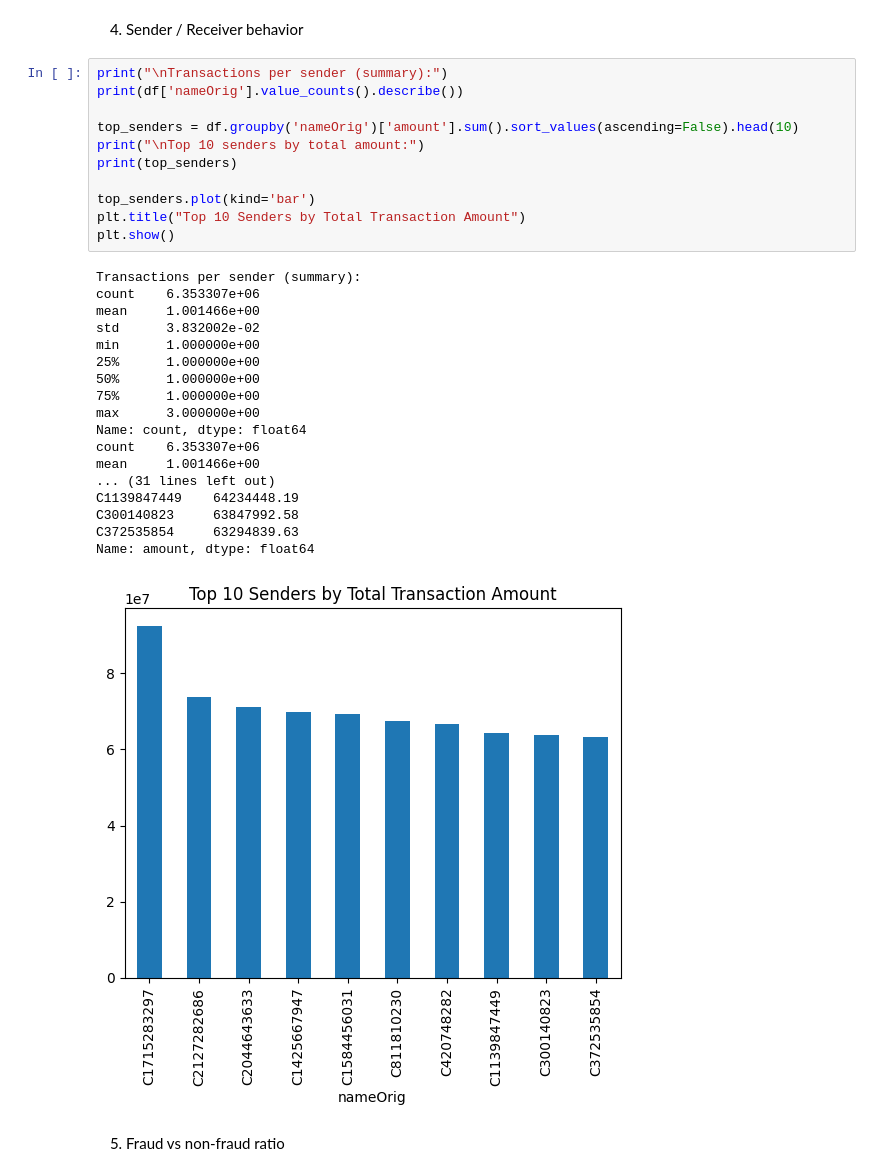
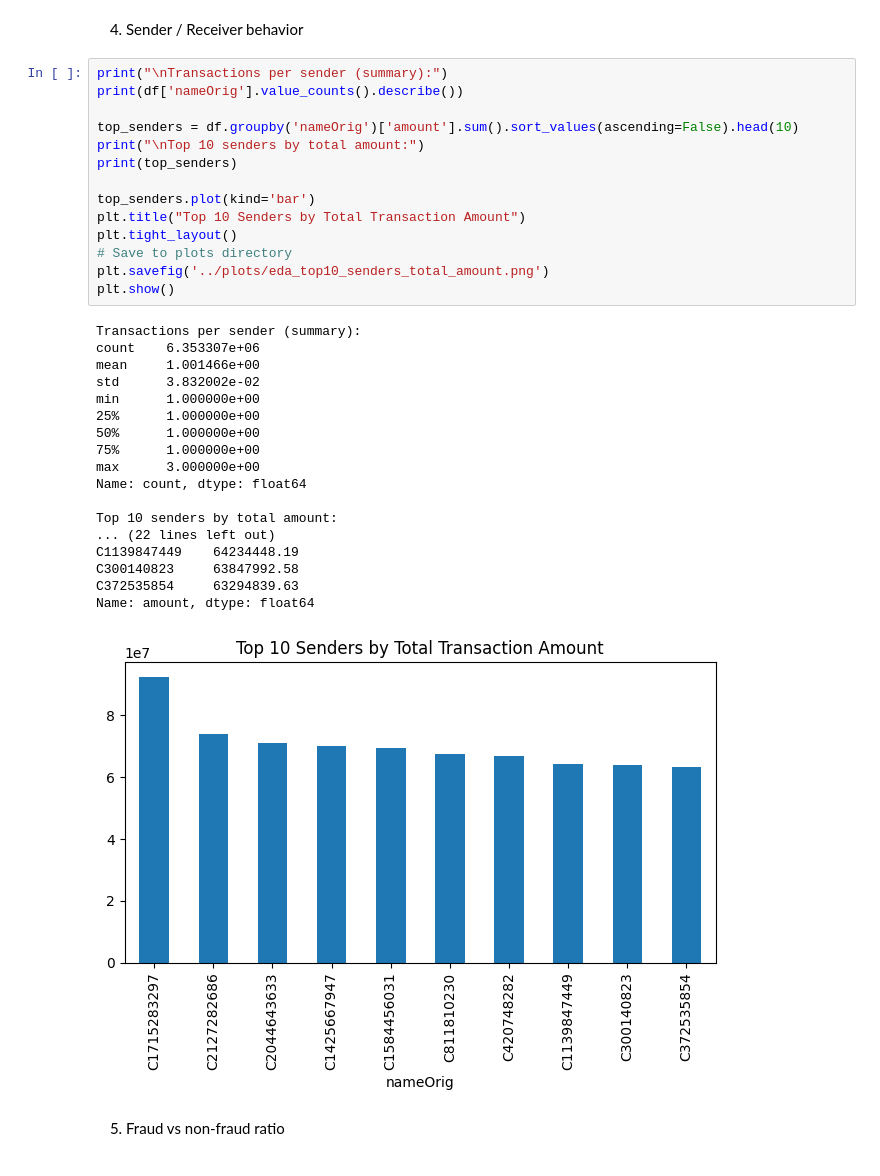
Before and after one commit to jl5045/DSA4263, a Jupyter notebook: notebooks/0_EDA.ipynb, the cells around one changed output. Saved outputs shown, nothing was run; the diff lists cells and outputs as text.

```diff
--- a/notebooks/0_EDA.ipynb
+++ b/notebooks/0_EDA.ipynb
@@ -220,33 +234,36 @@ plt.show()
 # %%
 print("\nTransactions per sender (summary):")
 print(df['nameOrig'].value_counts().describe())
 
 top_senders = df.groupby('nameOrig')['amount'].sum().sort_values(ascending=False).head(10)
 print("\nTop 10 senders by total amount:")
 print(top_senders)
 
 top_senders.plot(kind='bar')
 plt.title("Top 10 Senders by Total Transaction Amount")
+plt.tight_layout()
+# Save to plots directory
+plt.savefig('../plots/eda_top10_senders_total_amount.png')
 plt.show()
 # %% [output]
 Transactions per sender (summary):
 count    6.353307e+06
 mean     1.001466e+00
 std      3.832002e-02
 min      1.000000e+00
 25%      1.000000e+00
 50%      1.000000e+00
 75%      1.000000e+00
 max      3.000000e+00
 Name: count, dtype: float64
-count    6.353307e+06
-mean     1.001466e+00
-... (31 lines left out)
+
+Top 10 senders by total amount:
+... (22 lines left out)
 C1139847449    64234448.19
 C300140823     63847992.58
 C372535854     63294839.63
 Name: amount, dtype: float64
-[figure, old version]
+[figure, new version]
 # %% [markdown]
 5. Fraud vs non-fraud ratio
 # %%
```
Also changed, not shown: parts of 7 cells of this notebook, 16 other files.
